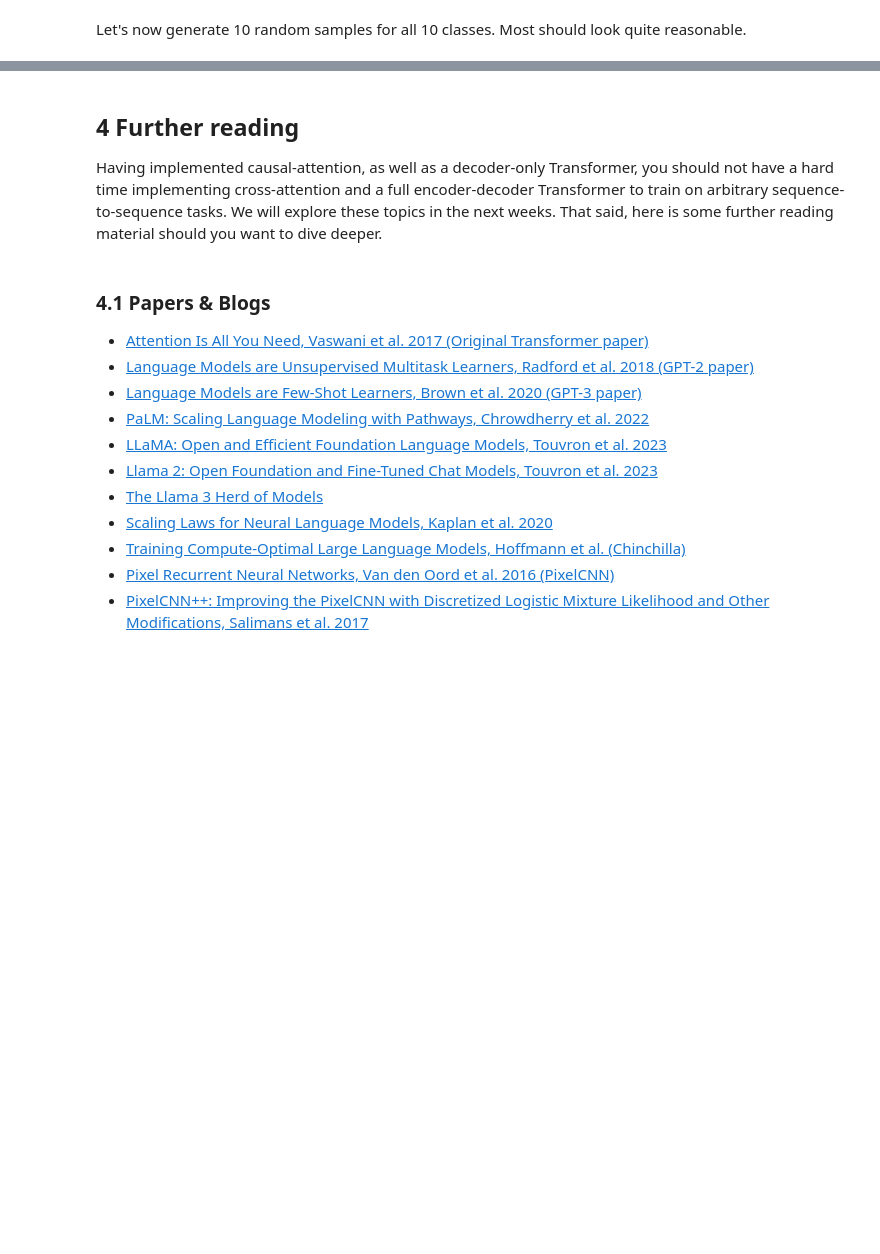
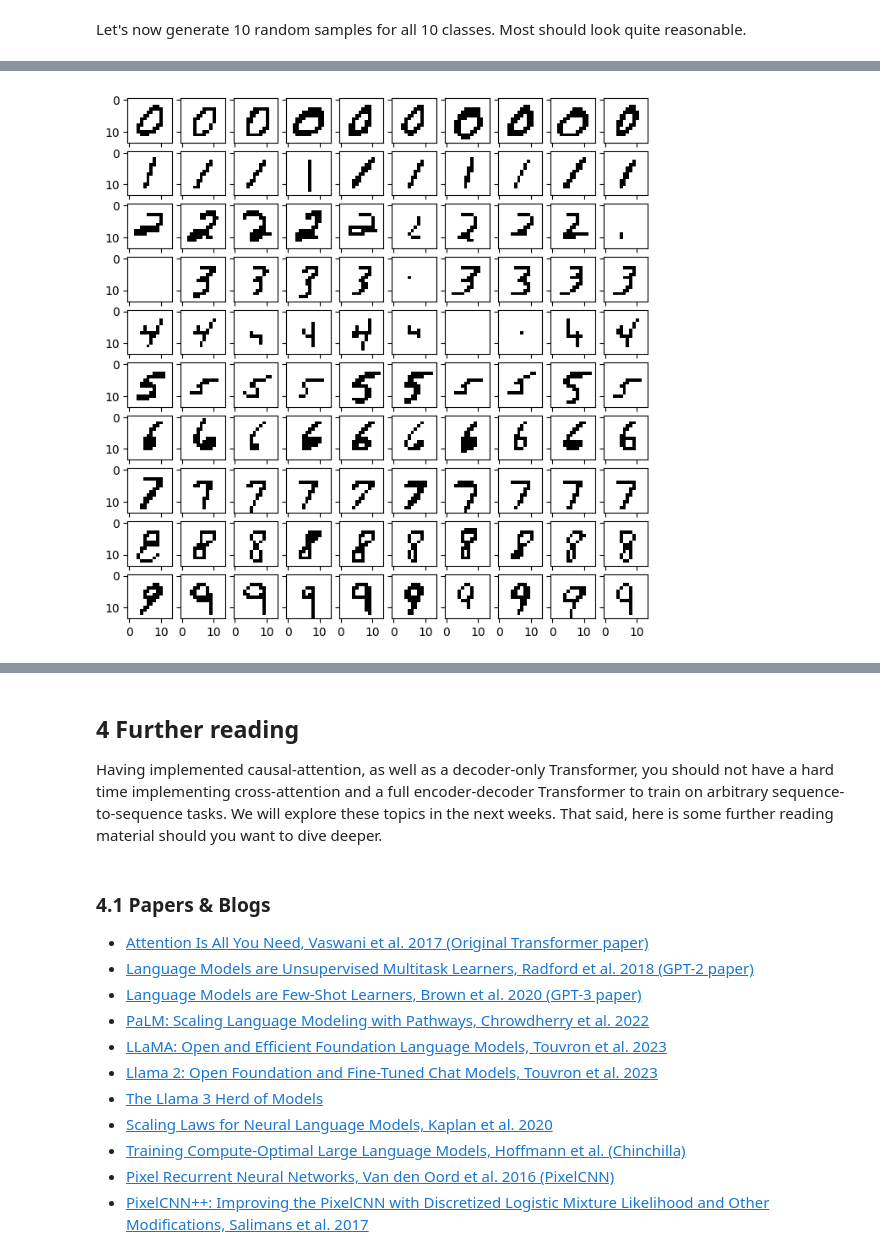
Before and after one commit to Mahlia44/2026-Spring-CS503-Visual-Intelligence-Homework, a Jupyter notebook: NanoFM_Homeworks/notebooks/CS503_FM_part1_nanoGPT.ipynb, the cells around one changed output, grey strips where cells are left out. Drawn from its saved outputs; the diff is of its cells as text; code cells hidden in the pictures; blank space fills up the shorter version.

```diff
--- a/NanoFM_Homeworks/notebooks/CS503_FM_part1_nanoGPT.ipynb
+++ b/NanoFM_Homeworks/notebooks/CS503_FM_part1_nanoGPT.ipynb
@@ -418,0 +588,4 @@ Please answer the following questions. You may use additional cells to demonstra
+# %%
+generate_samples(model, temp=0.7, top_p=0.9, top_k=2)
+# %% [output]
+[figure, added]
```
Also changed, not shown: parts of 28 cells of this notebook, 1 other file.
